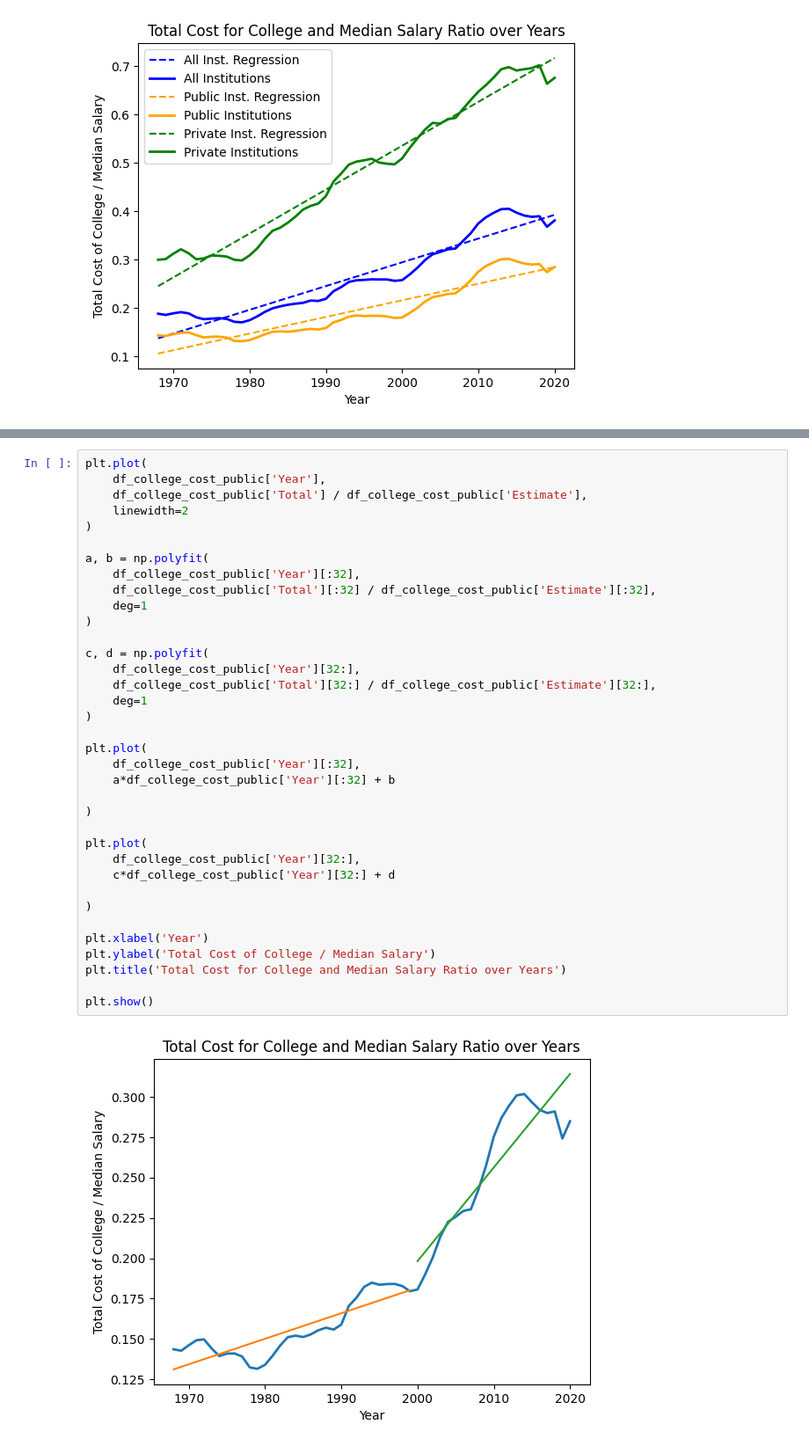
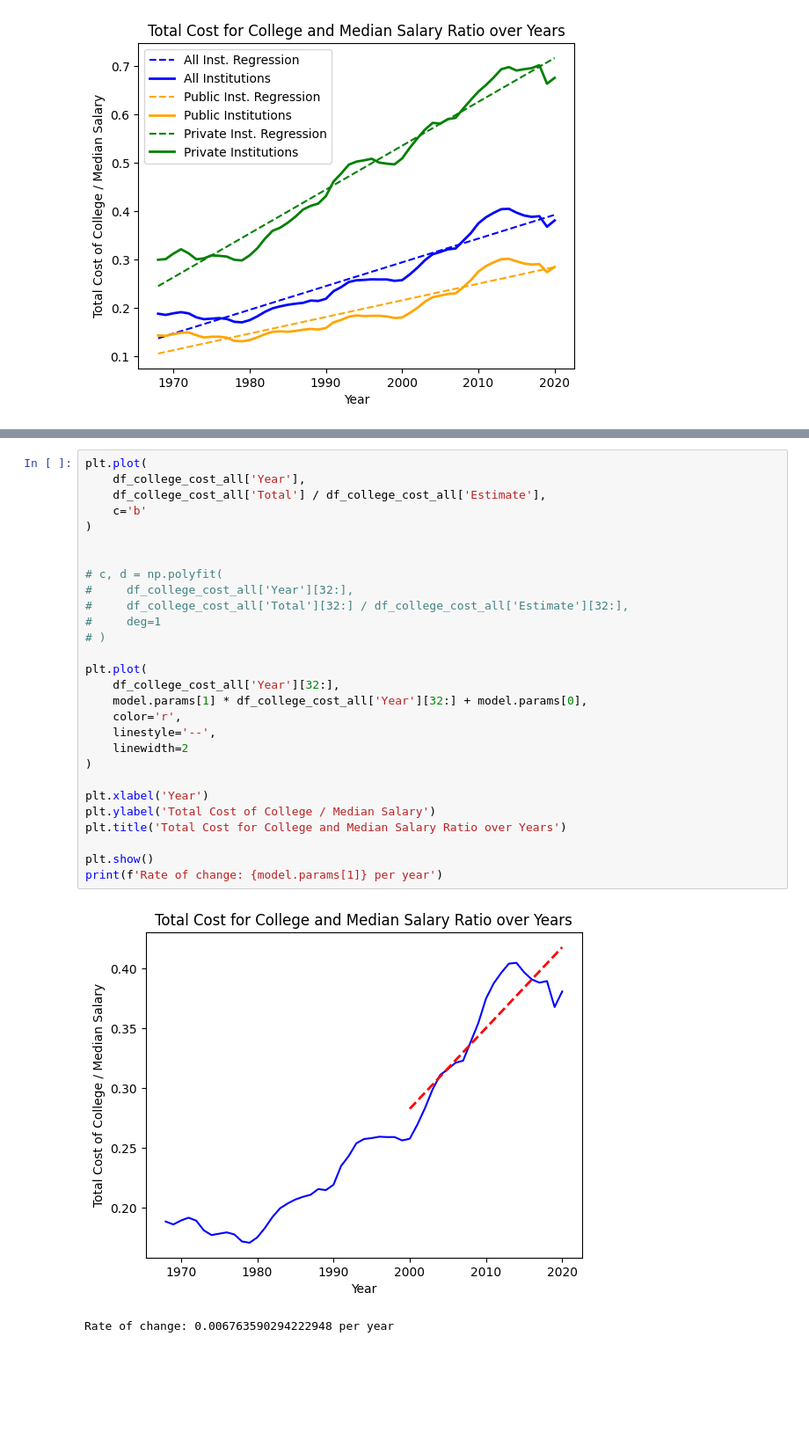
Before and after one commit to Agustin-Mor/Agustin-Mor.github.io, a Jupyter notebook: tutorial.ipynb, the cells around one changed output, grey strips where cells are left out. Shown at 88% size. Saved outputs shown, nothing was run; the diff lists cells and outputs as text; blank space fills up the shorter version.

```diff
--- a/tutorial.ipynb
+++ b/tutorial.ipynb
@@ -538,39 +550,32 @@ Notes:
 strong multicollinearity or other numerical problems.
 # %%
 plt.plot(
-    df_college_cost_public['Year'],
-    df_college_cost_public['Total'] / df_college_cost_public['Estimate'],
-    linewidth=2
+    df_college_cost_all['Year'],
+    df_college_cost_all['Total'] / df_college_cost_all['Estimate'],
+    c='b'
 )
 
-a, b = np.polyfit(
-    df_college_cost_public['Year'][:32],
-    df_college_cost_public['Total'][:32] / df_college_cost_public['Estimate'][:32],
-    deg=1
-)
 
-c, d = np.polyfit(
-    df_college_cost_public['Year'][32:],
-    df_college_cost_public['Total'][32:] / df_college_cost_public['Estimate'][32:],
-    deg=1
-)
+# c, d = np.polyfit(
+#     df_college_cost_all['Year'][32:],
+#     df_college_cost_all['Total'][32:] / df_college_cost_all['Estimate'][32:],
+#     deg=1
+# )
 
 plt.plot(
-    df_college_cost_public['Year'][:32],
-    a*df_college_cost_public['Year'][:32] + b
-
-)
-
-plt.plot(
-    df_college_cost_public['Year'][32:],
-    c*df_college_cost_public['Year'][32:] + d
-
+    df_college_cost_all['Year'][32:],
+    model.params[1] * df_college_cost_all['Year'][32:] + model.params[0],
+    color='r',
+    linestyle='--',
+    linewidth=2
 )
 
 plt.xlabel('Year')
 plt.ylabel('Total Cost of College / Median Salary')
 plt.title('Total Cost for College and Median Salary Ratio over Years')
 
 plt.show()
+print(f'Rate of change: {model.params[1]} per year')
 # %% [output]
-[figure, old version]
+[figure, new version]
+Rate of change: 0.006763590294222948 per year
```
Also changed, not shown: parts of 20 cells of this notebook, 1 other file.
